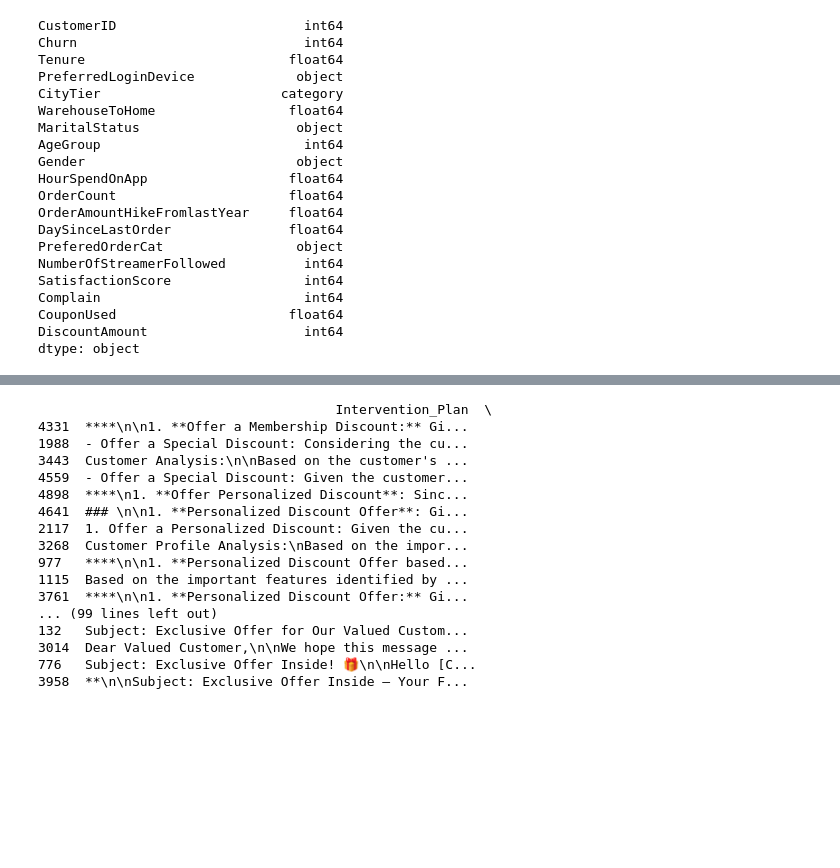
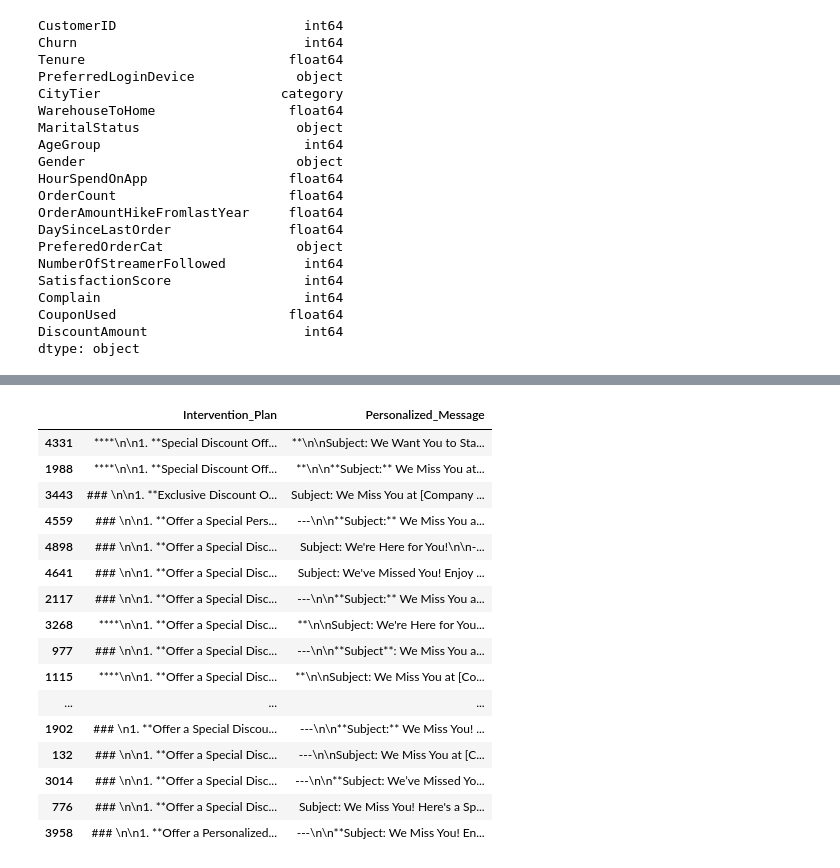
Before and after one commit to Yzkkk/IS5126_FinalProject, a Jupyter notebook: IS5126_project.ipynb, the cells around one changed output, grey strips where cells are left out. Drawn from its saved outputs; the diff is of its cells as text; code cells hidden in the pictures; blank space fills up the shorter version.

Commit message:
final version
added suggestion code of newest the openai version, group information and contents

```diff
--- a/IS5126_project.ipynb
+++ b/IS5126_project.ipynb
@@ -1199,8 +1212,8 @@ def intervention_advice(df, gpt_api_key, customer_features, feature_importance,
         )
 
         # Call the OpenAI API
-        response = openai.ChatCompletion.create(
-            model="gpt-3.5-turbo",  # Use "gpt-3.5-turbo" or the appropriate model you have access to
+        response = openai.chat.completions.create(
+            model="gpt-4o-mini-2024-07-18",  # Use "gpt-3.5-turbo" or the appropriate model you have access to
             messages=[
                 {"role": "system", "content": "You are an assistant specializing in customer retention strategies."},
                 {"role": "user", "content": prompt}
@@ -1209,7 +1222,7 @@ def intervention_advice(df, gpt_api_key, customer_features, feature_importance,
         )
 
         # Extract and parse the response
-        reply = response['choices'][0]['message']['content']
+        reply = response.choices[0].message.content.strip()
 
         # Split the response into the intervention plan and message sections
         intervention_plan = None
@@ -1312,33 +1334,25 @@ print(sampled_df)
 # %%
-df_with_advice = intervention_advice(
-    sampled_df,
-    gpt_api_key,
-    customer_features,
-    feature_importance,
-    example_message,
-    example_intervention_plan
-)
-
+pd.set_option('display.max_colwidth', 120)
 # Display the new columns
-print(df_with_advice[['Intervention_Plan', 'Personalized_Message']])
+df_with_advice[['Intervention_Plan', 'Personalized_Message']]
 # %% [output]
-                                      Intervention_Plan  \
-4331  ****\n\n1. **Offer a Membership Discount:** Gi...
-1988  - Offer a Special Discount: Considering the cu...
-3443  Customer Analysis:\n\nBased on the customer's ...
-4559  - Offer a Special Discount: Given the customer...
-4898  ****\n1. **Offer Personalized Discount**: Sinc...
-4641  ### \n\n1. **Personalized Discount Offer**: Gi...
-2117  1. Offer a Personalized Discount: Given the cu...
-3268  Customer Profile Analysis:\nBased on the impor...
-977   ****\n\n1. **Personalized Discount Offer based...
-1115  Based on the important features identified by ...
-3761  ****\n\n1. **Personalized Discount Offer:** Gi...
-... (99 lines left out)
-132   Subject: Exclusive Offer for Our Valued Custom...
-3014  Dear Valued Customer,\n\nWe hope this message ...
-776   Subject: Exclusive Offer Inside! 🎁\n\nHello [C...
-3958  **\n\nSubject: Exclusive Offer Inside – Your F...
+|  | Intervention_Plan | Personalized_Message |
+| 4331 | ****\n\n1. **Special Discount Off... | **\n\nSubject: We Want You to Sta... |
+| 1988 | ****\n\n1. **Special Discount Off... | **\n\n**Subject:** We Miss You at... |
+| 3443 | ### \n\n1. **Exclusive Discount O... | Subject: We Miss You at [Company ... |
+| 4559 | ### \n\n1. **Offer a Special Pers... | ---\n\n**Subject:** We Miss You a... |
+| 4898 | ### \n\n1. **Offer a Special Disc... | Subject: We're Here for You!\n\n-... |
+| 4641 | ### \n\n1. **Offer a Special Disc... | Subject: We've Missed You! Enjoy ... |
+| 2117 | ### \n\n1. **Offer a Special Disc... | ---\n\n**Subject:** We Miss You a... |
+| 3268 | ****\n\n1. **Offer a Special Disc... | **\n\nSubject: We're Here for You... |
+| 977 | ### \n\n1. **Offer a Special Disc... | ---\n\n**Subject**: We Miss You a... |
+| 1115 | ****\n\n1. **Offer a Special Disc... | **\n\nSubject: We Miss You at [Co... |
+| ... | ... | ... |
+| 1902 | ### \n1. **Offer a Special Discou... | ---\n\n**Subject:** We Miss You! ... |
+| 132 | ### \n\n1. **Offer a Special Disc... | ---\n\nSubject: We Miss You at [C... |
+| 3014 | ### \n\n1. **Offer a Special Disc... | ---\n\n**Subject: We’ve Missed Yo... |
+| 776 | ### \n\n1. **Offer a Special Disc... | Subject: We Miss You! Here's a Sp... |
+| 3958 | ### \n\n1. **Offer a Personalized... | ---\n\n**Subject: We Miss You! En... |
 # %%
 # Check if the new columns have been created successfully
 if 'Intervention_Plan' in df_with_advice.columns and 'Personalized_Message' in df_with_advice.columns:
```
Also changed, not shown: parts of 7 cells of this notebook.
